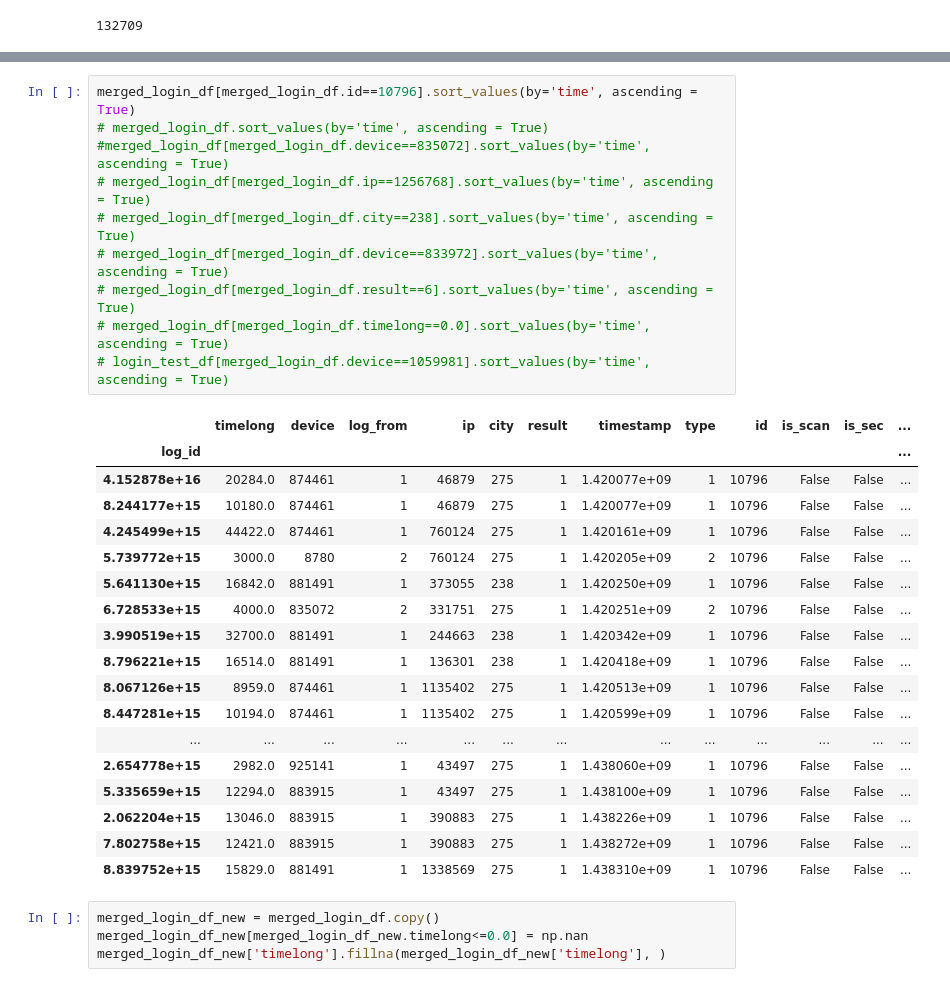
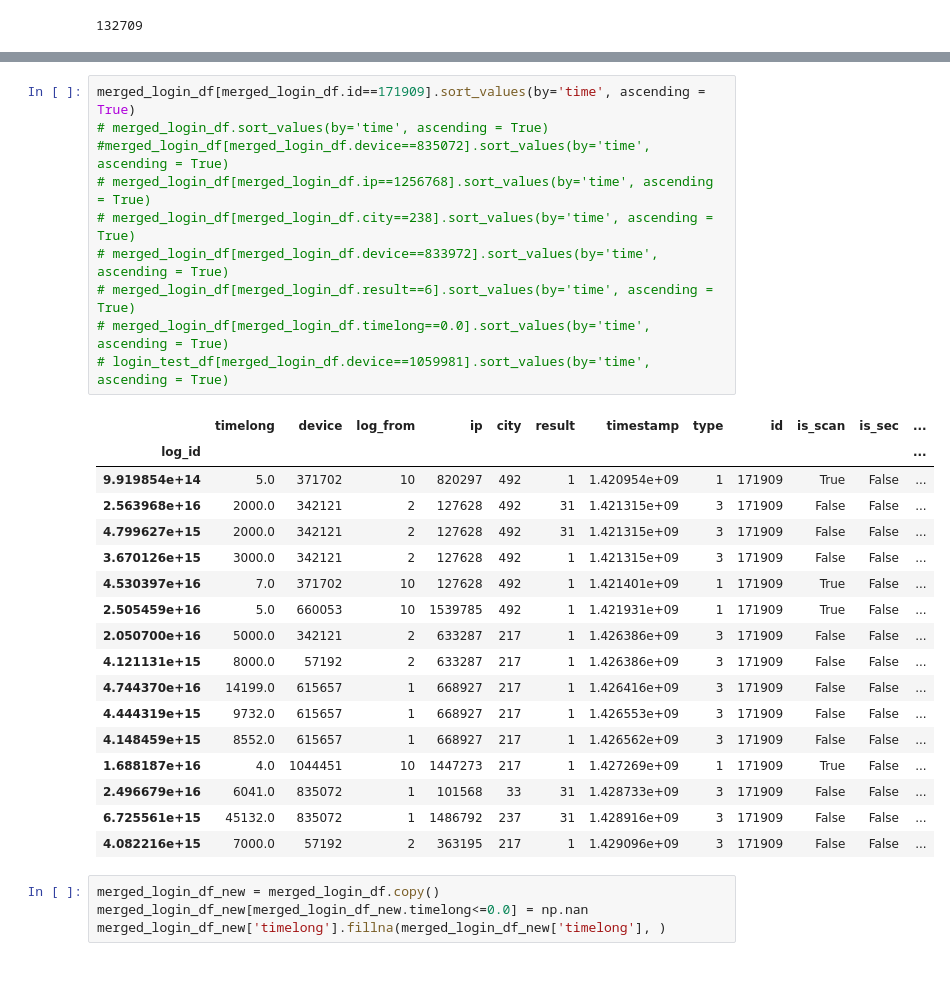
Before and after one commit to tusonggao/Kaggle_code, a Jupyter notebook: jd_contest/jd_contest.ipynb, the cells around one changed output, grey strips where cells are left out. Cells and saved outputs as stored; diff of their text form.

```diff
--- a/jd_contest/jd_contest.ipynb
+++ b/jd_contest/jd_contest.ipynb
@@ -91,32 +98,31 @@ trade_df[trade_df.id==90970].sort_values(by='time', ascending = True)  # 174422
 # %%
-merged_login_df[merged_login_df.id==10796].sort_values(by='time', ascending = True)
+merged_login_df[merged_login_df.id==171909].sort_values(by='time', ascending = True)
 # merged_login_df.sort_values(by='time', ascending = True)
 #merged_login_df[merged_login_df.device==835072].sort_values(by='time', ascending = True)
 # merged_login_df[merged_login_df.ip==1256768].sort_values(by='time', ascending = True)
 # merged_login_df[merged_login_df.city==238].sort_values(by='time', ascending = True)
 # merged_login_df[merged_login_df.device==833972].sort_values(by='time', ascending = True)
 # merged_login_df[merged_login_df.result==6].sort_values(by='time', ascending = True)
 # merged_login_df[merged_login_df.timelong==0.0].sort_values(by='time', ascending = True)
 # login_test_df[merged_login_df.device==1059981].sort_values(by='time', ascending = True)
 # %% [output]
 |  | timelong | device | log_from | ip | city | result | timestamp | type | id | is_scan | is_sec | ... |
 | log_id |  |  |  |  |  |  |  |  |  |  |  | ... |
-| 4.152878e+16 | 20284.0 | 874461 | 1 | 46879 | 275 | 1 | 1.420077e+09 | 1 | 10796 | False | False | ... |
-| 8.244177e+15 | 10180.0 | 874461 | 1 | 46879 | 275 | 1 | 1.420077e+09 | 1 | 10796 | False | False | ... |
-| 4.245499e+15 | 44422.0 | 874461 | 1 | 760124 | 275 | 1 | 1.420161e+09 | 1 | 10796 | False | False | ... |
-| 5.739772e+15 | 3000.0 | 8780 | 2 | 760124 | 275 | 1 | 1.420205e+09 | 2 | 10796 | False | False | ... |
-| 5.641130e+15 | 16842.0 | 881491 | 1 | 373055 | 238 | 1 | 1.420250e+09 | 1 | 10796 | False | False | ... |
-| 6.728533e+15 | 4000.0 | 835072 | 2 | 331751 | 275 | 1 | 1.420251e+09 | 2 | 10796 | False | False | ... |
-| 3.990519e+15 | 32700.0 | 881491 | 1 | 244663 | 238 | 1 | 1.420342e+09 | 1 | 10796 | False | False | ... |
-| 8.796221e+15 | 16514.0 | 881491 | 1 | 136301 | 238 | 1 | 1.420418e+09 | 1 | 10796 | False | False | ... |
-| 8.067126e+15 | 8959.0 | 874461 | 1 | 1135402 | 275 | 1 | 1.420513e+09 | 1 | 10796 | False | False | ... |
-| 8.447281e+15 | 10194.0 | 874461 | 1 | 1135402 | 275 | 1 | 1.420599e+09 | 1 | 10796 | False | False | ... |
-| ... | ... | ... | ... | ... | ... | ... | ... | ... | ... | ... | ... | ... |
-| 2.654778e+15 | 2982.0 | 925141 | 1 | 43497 | 275 | 1 | 1.438060e+09 | 1 | 10796 | False | False | ... |
-| 5.335659e+15 | 12294.0 | 883915 | 1 | 43497 | 275 | 1 | 1.438100e+09 | 1 | 10796 | False | False | ... |
-| 2.062204e+15 | 13046.0 | 883915 | 1 | 390883 | 275 | 1 | 1.438226e+09 | 1 | 10796 | False | False | ... |
-| 7.802758e+15 | 12421.0 | 883915 | 1 | 390883 | 275 | 1 | 1.438272e+09 | 1 | 10796 | False | False | ... |
-| 8.839752e+15 | 15829.0 | 881491 | 1 | 1338569 | 275 | 1 | 1.438310e+09 | 1 | 10796 | False | False | ... |
+| 9.919854e+14 | 5.0 | 371702 | 10 | 820297 | 492 | 1 | 1.420954e+09 | 1 | 171909 | True | False | ... |
+| 2.563968e+16 | 2000.0 | 342121 | 2 | 127628 | 492 | 31 | 1.421315e+09 | 3 | 171909 | False | False | ... |
+| 4.799627e+15 | 2000.0 | 342121 | 2 | 127628 | 492 | 31 | 1.421315e+09 | 3 | 171909 | False | False | ... |
+| 3.670126e+15 | 3000.0 | 342121 | 2 | 127628 | 492 | 1 | 1.421315e+09 | 3 | 171909 | False | False | ... |
+| 4.530397e+16 | 7.0 | 371702 | 10 | 127628 | 492 | 1 | 1.421401e+09 | 1 | 171909 | True | False | ... |
+| 2.505459e+16 | 5.0 | 660053 | 10 | 1539785 | 492 | 1 | 1.421931e+09 | 1 | 171909 | True | False | ... |
+| 2.050700e+16 | 5000.0 | 342121 | 2 | 633287 | 217 | 1 | 1.426386e+09 | 3 | 171909 | False | False | ... |
+| 4.121131e+15 | 8000.0 | 57192 | 2 | 633287 | 217 | 1 | 1.426386e+09 | 3 | 171909 | False | False | ... |
+| 4.744370e+16 | 14199.0 | 615657 | 1 | 668927 | 217 | 1 | 1.426416e+09 | 3 | 171909 | False | False | ... |
+| 4.444319e+15 | 9732.0 | 615657 | 1 | 668927 | 217 | 1 | 1.426553e+09 | 3 | 171909 | False | False | ... |
+| 4.148459e+15 | 8552.0 | 615657 | 1 | 668927 | 217 | 1 | 1.426562e+09 | 3 | 171909 | False | False | ... |
+| 1.688187e+16 | 4.0 | 1044451 | 10 | 1447273 | 217 | 1 | 1.427269e+09 | 1 | 171909 | True | False | ... |
+| 2.496679e+16 | 6041.0 | 835072 | 1 | 101568 | 33 | 31 | 1.428733e+09 | 3 | 171909 | False | False | ... |
+| 6.725561e+15 | 45132.0 | 835072 | 1 | 1486792 | 237 | 31 | 1.428916e+09 | 3 | 171909 | False | False | ... |
+| 4.082216e+15 | 7000.0 | 57192 | 2 | 363195 | 217 | 1 | 1.429096e+09 | 3 | 171909 | False | False | ... |
 # %%
 merged_login_df_new = merged_login_df.copy()
 merged_login_df_new[merged_login_df_new.timelong<=0.0] = np.nan
```
Also changed, not shown: parts of 1 cell of this notebook, 2 other files.
